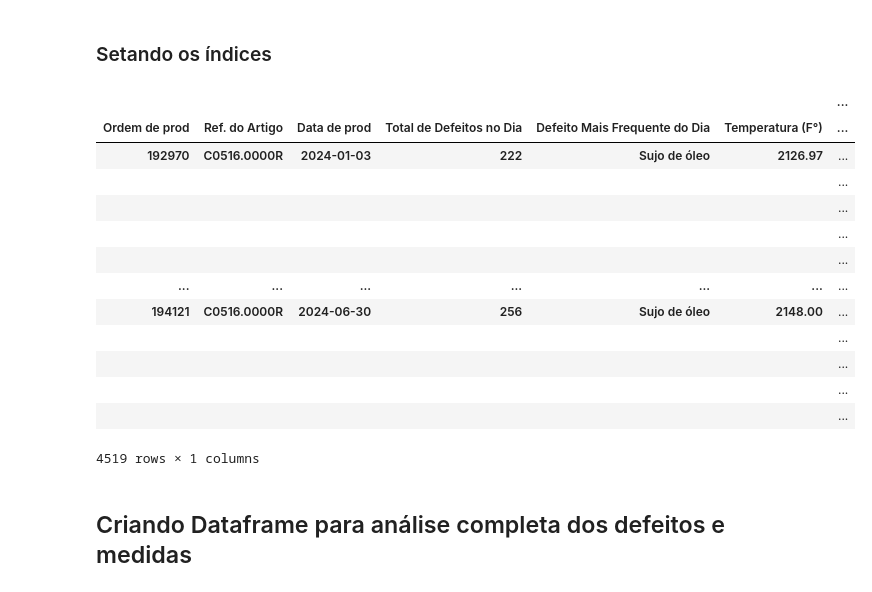
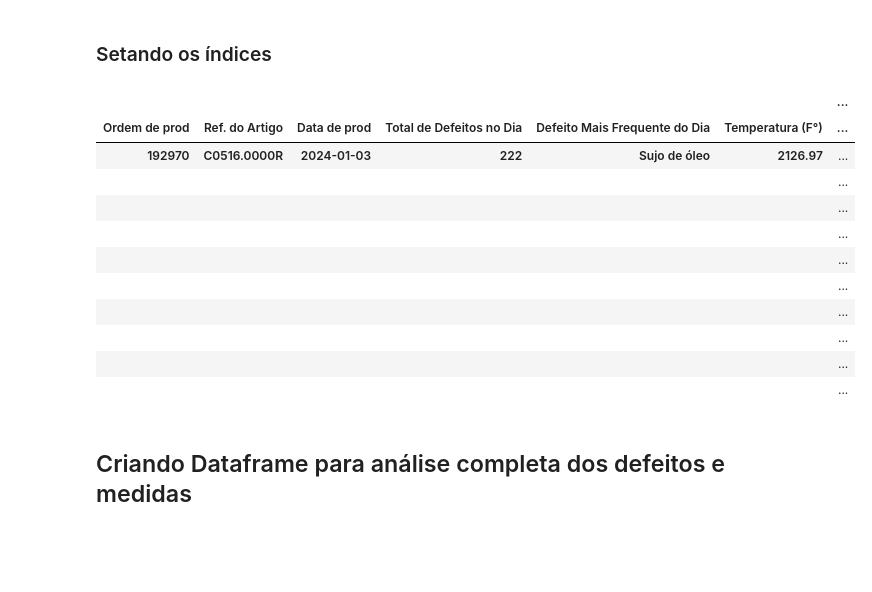
Before and after one commit to lucasz-g/Analise-Gotas, a Jupyter notebook: analises/analise_defeitos.ipynb, the cells around one changed output. Saved outputs shown, nothing was run; the diff lists cells and outputs as text; code cells hidden in the pictures; blank space fills up the shorter version.

```diff
--- a/analises/analise_defeitos.ipynb
+++ b/analises/analise_defeitos.ipynb
@@ -422,19 +443,36 @@ fig.show()
 > A linha de regressão mostra a tendência geral das temperaturas 'PV' nas colunas do DataFrame. A taxa de variação (inclinação) é **-43.07°F por posição**, o que significa que, em média, as temperaturas diminuem 43,07°F a cada etapa do feeder.
 # %% [markdown]
 ### Calculando próxima temperatura (da gota) com base na linha de regressão
-# %%
-def prever_proxima_temp(row):
-    try:
-        x = np.arange(len(cols))
-        y = row[cols].astype(float).values
-        slope, intercept = np.polyfit(x, y, 1)
-        proxima_temp = slope * (len(cols)) + intercept
-        return proxima_temp
-    except Exception as e:
-        print(f"Erro com os dados: x={x}, y={y}, erro={e}")
-        return np.nan
-
-df_resumo_geral['Proxima_Temperatura'] = df_resumo_geral.apply(prever_proxima_temp, axis=1)
+# %%
+# Função para prever a próxima temperatura com base nos dados da linha
+def prever_proxima_temp(row):
+    try:
+        # Cria um array de índices baseado no número de colunas
+        # x representa as posições das variáveis independentes (tempo, por exemplo)
+        x = np.arange(len(cols))
+
+        # Obtém os valores da linha para as colunas especificadas e converte para float
+        # y representa os valores observados das variáveis dependentes (temperaturas, por exemplo)
+        y = row[cols].astype(float).values
+
+        # Realiza o ajuste de uma linha de regressão (grau 1) para os pontos (x, y)
+        # Retorna o coeficiente angular (slope) e o coeficiente linear (intercept)
+        slope, intercept = np.polyfit(x, y, 1)
+
+        # Calcula a previsão para a próxima posição (len(cols)), que é o próximo índice após os existentes
+        proxima_temp = slope * (len(cols)) + intercept
+
+        # Retorna o valor previsto para a próxima temperatura
+        return proxima_temp
+    except Exception as e:
+        # Trata erros potencialmente causados por dados inválidos ou outros problemas
+        print(f"Erro com os dados: x={x}, y={y}, erro={e}")
+        # Retorna NaN (Not a Number) para indicar a impossibilidade de realizar a previsão
+        return np.nan
+
+# Aplica a função 'prever_proxima_temp' a cada linha do DataFrame
+# Cria uma nova coluna 'Proxima_Temperatura' com os valores previstos
+df_resumo_geral.loc[:, 'Proxima_Temperatura'] = df_resumo_geral.apply(prever_proxima_temp, axis=1)
 # %%
 df_resumo_geral
 # %% [output]
@@ -618,22 +658,20 @@ df_combinado_defeitos_medidas = df_combinado_defeitos_medidas.drop(columns=['Got
 
 df_combinado_defeitos_medidas = df_combinado_defeitos_medidas.set_index(colunas_indice)
 # %%
-df_combinado_defeitos_medidas
+df_combinado_defeitos_medidas.head(10)
 # %% [output]
 |  |  |  |  |  |  | ... |
 | Ordem de prod | Ref. do Artigo | Data de prod | Total de Defeitos no Dia | Defeito Mais Frequente do Dia | Temperatura (F°) | ... |
 | 192970 | C0516.0000R | 2024-01-03 | 222 | Sujo de óleo | 2126.97 | ... |
 |  |  |  |  |  |  | ... |
 |  |  |  |  |  |  | ... |
 |  |  |  |  |  |  | ... |
 |  |  |  |  |  |  | ... |
-| ... | ... | ... | ... | ... | ... | ... |
-| 194121 | C0516.0000R | 2024-06-30 | 256 | Sujo de óleo | 2148.00 | ... |
 |  |  |  |  |  |  | ... |
 |  |  |  |  |  |  | ... |
 |  |  |  |  |  |  | ... |
 |  |  |  |  |  |  | ... |
+|  |  |  |  |  |  | ... |
-4519 rows × 1 columns
 # %% [markdown]
 ## Criando Dataframe para análise completa dos defeitos e medidas
 # %% [markdown]
```
Also changed, not shown: parts of 29 cells of this notebook, 2 other files.
